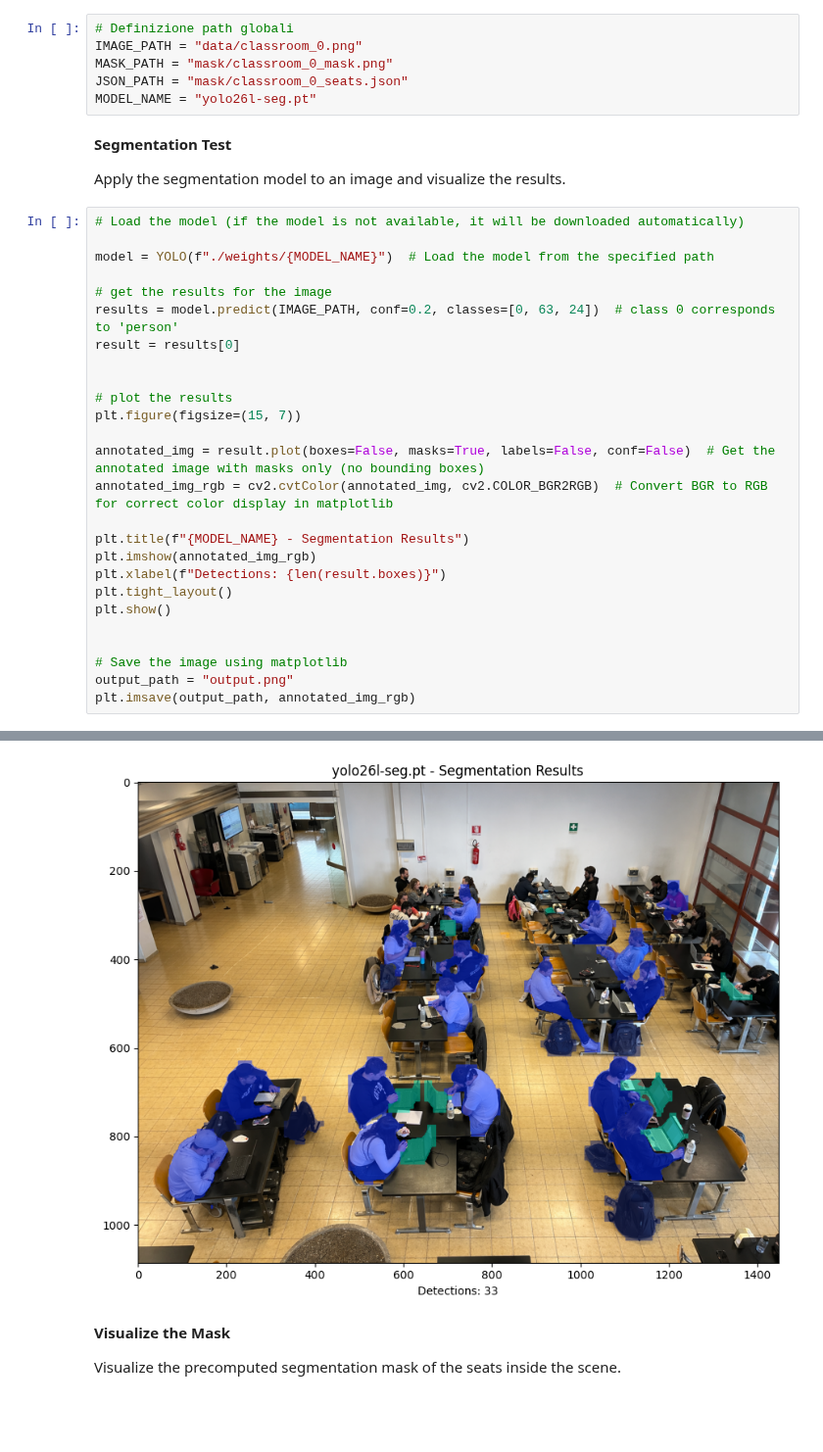
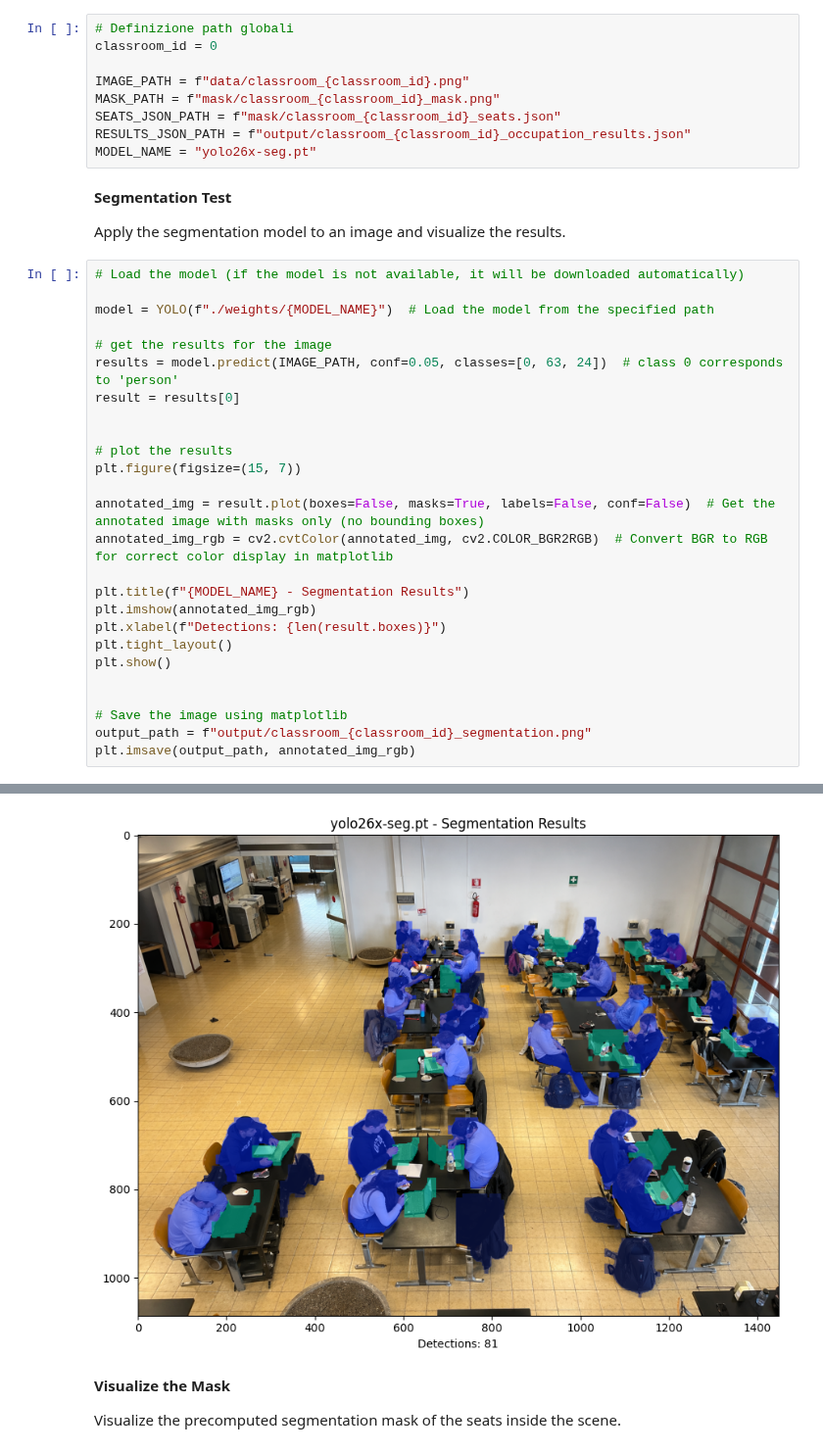
Before and after one commit to AndCamo/EgiNB-Project, a Jupyter notebook: backend/testing-notebook.ipynb, the cells around one changed output, grey strips where cells are left out. Shown at 98% size. Drawn from its saved outputs; the diff is of its cells as text; blank space fills up the shorter version.

```diff
--- a/backend/testing-notebook.ipynb
+++ b/backend/testing-notebook.ipynb
@@ -7,10 +7,13 @@ import numpy as np
 from pathlib import Path
 # %%
 # Definizione path globali
-IMAGE_PATH = "data/classroom_0.png"
-MASK_PATH = "mask/classroom_0_mask.png"
-JSON_PATH = "mask/classroom_0_seats.json"
-MODEL_NAME = "yolo26l-seg.pt"
+classroom_id = 0
+
+IMAGE_PATH = f"data/classroom_{classroom_id}.png"
+MASK_PATH = f"mask/classroom_{classroom_id}_mask.png"
+SEATS_JSON_PATH = f"mask/classroom_{classroom_id}_seats.json"
+RESULTS_JSON_PATH = f"output/classroom_{classroom_id}_occupation_results.json"
+MODEL_NAME = "yolo26x-seg.pt"
 # %% [markdown]
 **Segmentation Test**
 
@@ -21,7 +24,7 @@ Apply the segmentation model to an image and visualize the results.
 model = YOLO(f"./weights/{MODEL_NAME}")  # Load the model from the specified path
 
 # get the results for the image
-results = model.predict(IMAGE_PATH, conf=0.2, classes=[0, 63, 24])  # class 0 corresponds to 'person'
+results = model.predict(IMAGE_PATH, conf=0.05, classes=[0, 63, 24])  # class 0 corresponds to 'person'
 result = results[0]
 
 
@@ -39,6 +42,6 @@ plt.show()
 
 
 # Save the image using matplotlib
-output_path = "output.png"
+output_path = f"output/classroom_{classroom_id}_segmentation.png"
 plt.imsave(output_path, annotated_img_rgb)
 # %% [output]
@@ -47,4 +50,4 @@ Speed: 5.2ms preprocess, 263.6ms inference, 12.9ms postprocess per image at shap
-[figure, old version]
+[figure, new version]
 # %% [markdown]
 **Visualize the Mask**
 
```
Also changed, not shown: parts of 4 cells of this notebook, 7 other files.
